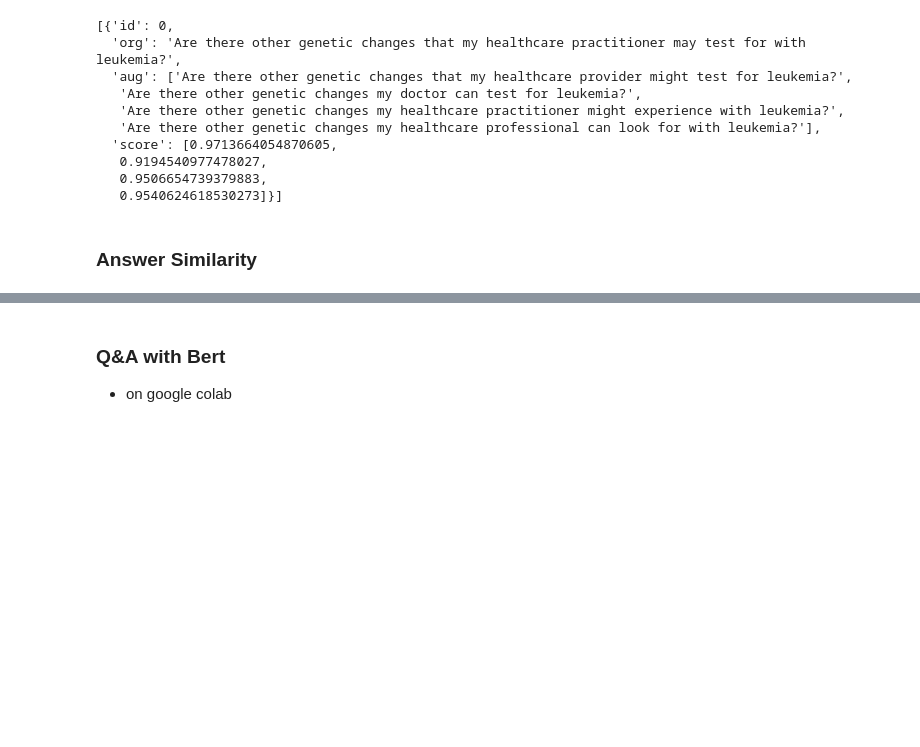
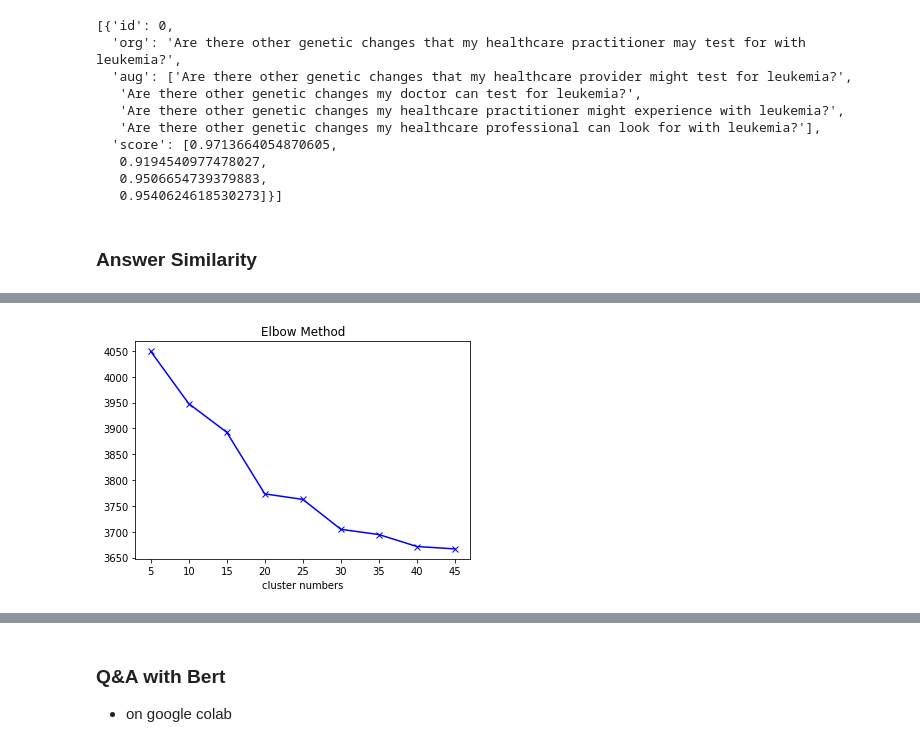
Before and after one commit to MedBot-team/NaBot, a Jupyter notebook: Data_analyse/Labtestonline_Analysis.ipynb, the cells around one changed output, grey strips where cells are left out. Saved outputs shown, nothing was run; the diff lists cells and outputs as text; code cells hidden in the pictures; blank space fills up the shorter version.

```diff
--- a/Data_analyse/Labtestonline_Analysis.ipynb
+++ b/Data_analyse/Labtestonline_Analysis.ipynb
@@ -707,6 +707,7 @@ augmenter(sentences, top_chain=4)
 # %%
 df_labtestonline = pd.read_csv('../labtestonline_datasets/dataset_files/labtestsonline_Test_q_a.csv')
 qa = {}
+answer_clean = cleanQuestions(df_labtestonline.answer).values
 for key, val in zip(cleanQuestions(df_labtestonline.question).values, cleanQuestions(df_labtestonline.answer).values):
     qa[key] = val
 # %%
@@ -725,0 +756,15 @@ plt.hist(' '.join(list(qa.values())).split(' ')[:10],)
+# %%
+# Using elbow method to determine number of cluster
+K = range(5,50,5)
+SSE = []
+for k in K:
+    kmeans = MiniBatchKMeans(n_clusters = k)
+    kmeans.fit(tfidf)
+    SSE.append(kmeans.inertia_)
+
+plt.plot(K,SSE,'bx-')
+plt.title('Elbow Method')
+plt.xlabel('cluster numbers')
+plt.show()
+# %% [output]
+[figure, added]
```
Also changed, not shown: parts of 29 cells of this notebook, 1 other file.
